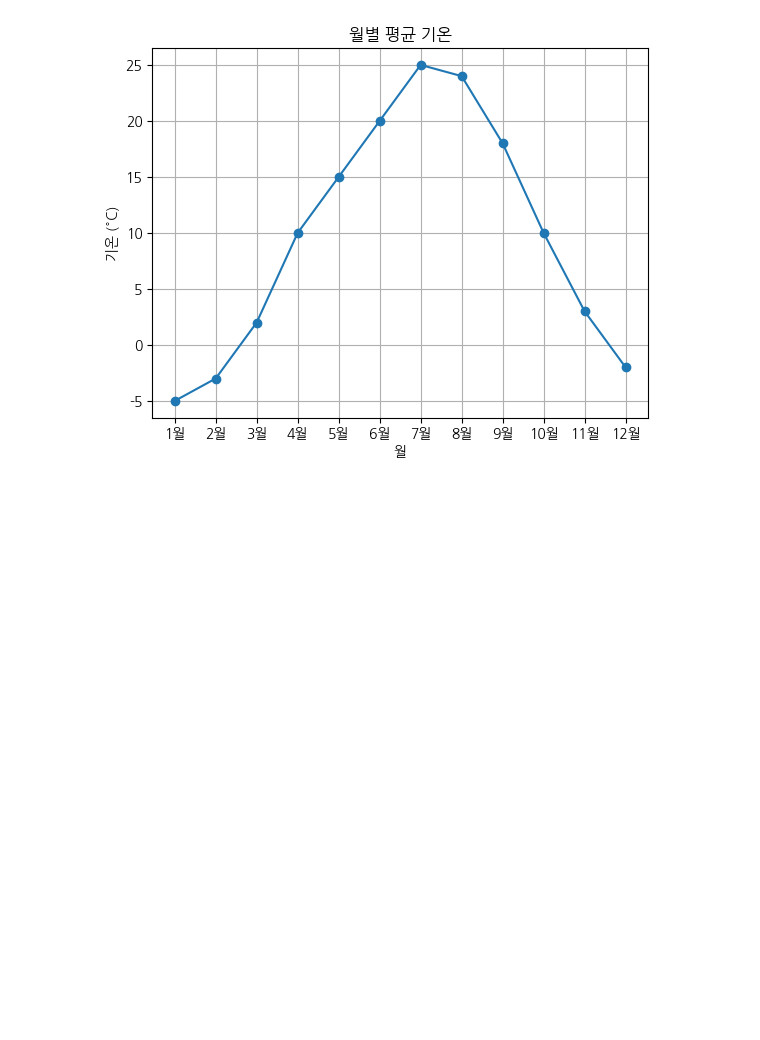
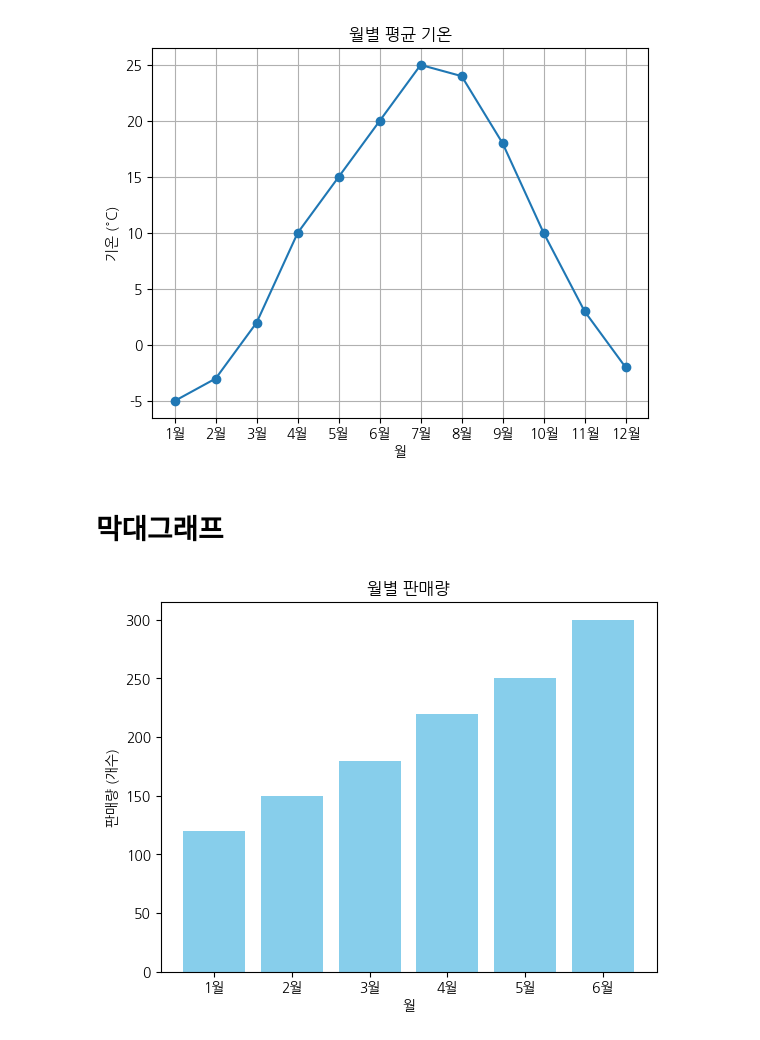
Before and after one commit to denverkim/DataAnalysis, a Jupyter notebook: 기본_시각화.ipynb, the cells around one changed output. Cells and saved outputs as stored; diff of their text form; code cells hidden in the pictures; blank space fills up the shorter version.

```diff
--- a/기본_시각화.ipynb
+++ b/기본_시각화.ipynb
@@ -70,3 +70,24 @@ plt.grid(True)
 plt.show()
 # %% [output]
 [figure]
+# %% [markdown]
+# 막대그래프
+# %%
+import matplotlib.pyplot as plt
+
+# 데이터 설정
+months = ['1월', '2월', '3월', '4월', '5월', '6월']
+sales = [120, 150, 180, 220, 250, 300]
+
+# 막대그래프 그리기
+plt.bar(months, sales, color='skyblue')  # 막대 색상은 'skyblue'로 설정
+
+# 그래프 제목 및 축 레이블
+plt.title('월별 판매량')
+plt.xlabel('월')
+plt.ylabel('판매량 (개수)')
+
+# 그래프 보여주기
+plt.show()
+# %% [output]
+[figure, added]
```
Also changed, not shown: parts of 1 cell of this notebook.
